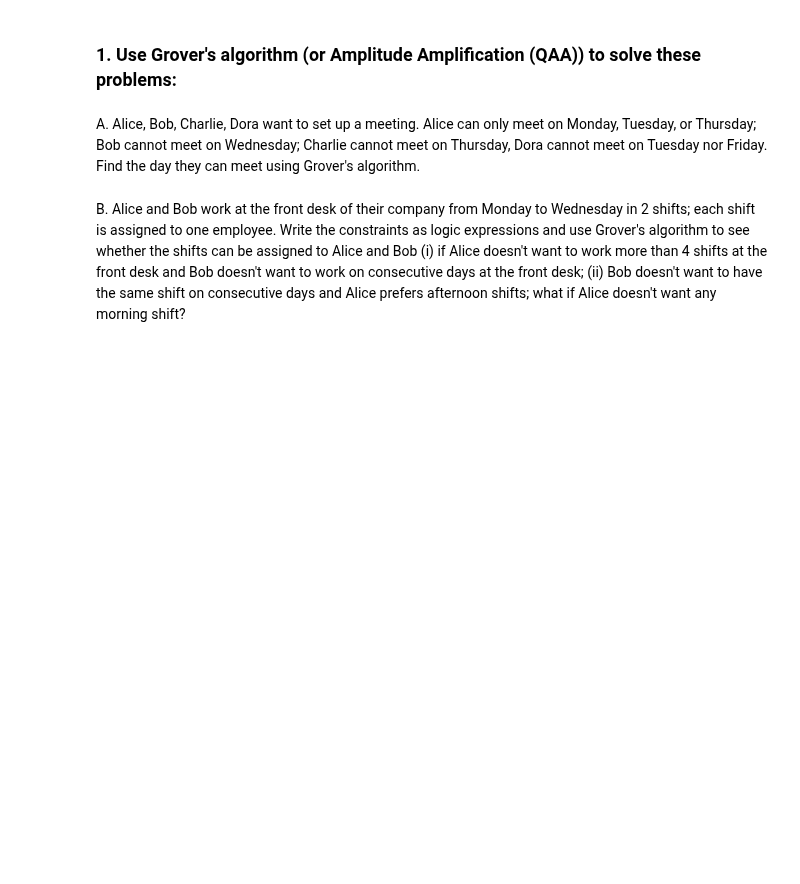
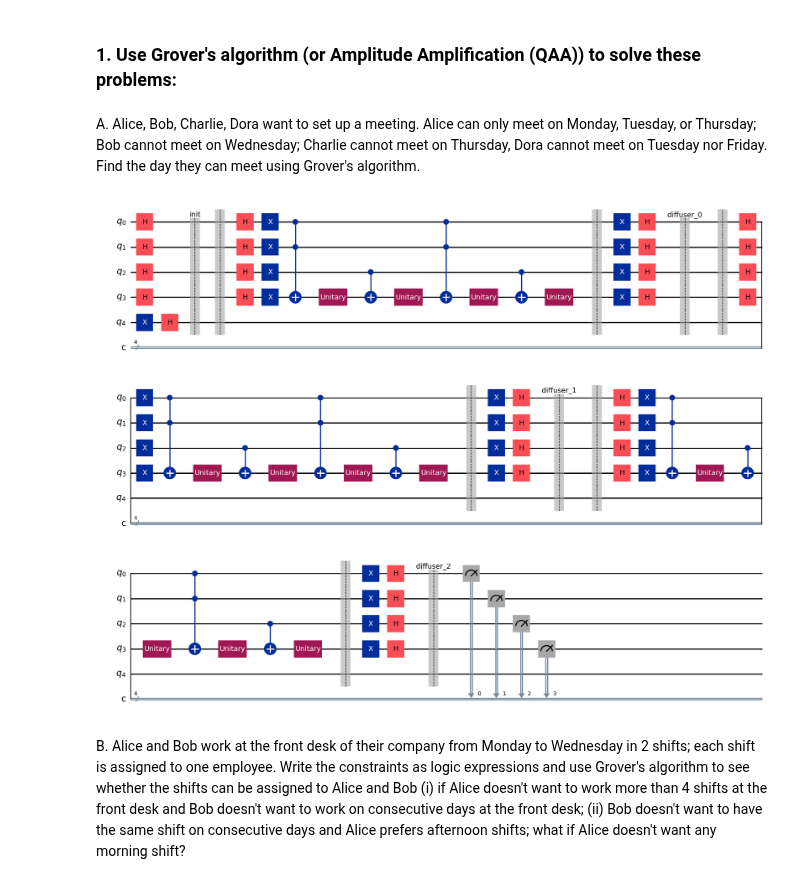
Before and after one commit to elijahkin/amsc698k, a Jupyter notebook: hw4/hw4.ipynb, the cells around one changed output. Cells and saved outputs as stored; diff of their text form; code cells hidden in the pictures; blank space fills up the shorter version.

Commit message:
Code for General Grover's Algorithm included - need to create Oracles now for each problem

```diff
--- a/hw4/hw4.ipynb
+++ b/hw4/hw4.ipynb
@@ -10,3 +34,30 @@ print(qiskit.__version__)
+# %%
+def grover(nqubits, oracle, iterations=1, measure=True):
+
+    q = QuantumRegister(nqubits, name='q') # create the quantum register
+    if(measure):
+    # measure only qubits that are input to the oracle
+        creg = ClassicalRegister(nqubits-1, name='c')
+        qc = QuantumCircuit(q,creg)         # create the circuit
+    else:
+        qc = QuantumCircuit(q)           # circuit without measurements
+
+    # initialize the circuit:
+    # the qubit that receives the oracle output must be set to |1>
+    qc.x(nqubits-1)
+    qc.h([ q[i] for i in range(nqubits) ])
+    qc.save_statevector(label='init')
+
+    # add repetitions of oracle plus diffusion operator
+    for i in range(iterations):
+        qc.compose(oracle(q), q, inplace=True)
+        qc.barrier()
+        qc.compose(diffuser(q), q, inplace=True)
+        qc.save_statevector(label=f"diffuser_{i}")
+
+    if(measure):  # Measurements
+        qc.measure(q[0:nqubits-1],creg)
+    return qc
 # %% [markdown]
 ### 1. Use Grover's algorithm (or Amplitude Amplification (QAA)) to solve these problems:
 # %% [markdown]
@@ -16,3 +65,22 @@ A. Alice, Bob, Charlie, Dora want to set up a meeting. Alice can only meet on Mo
+# %%
+# Oracle for the Scheduling problem
+
+def Scheduling_Oracle(q):
+    # use a multicontrolled X gate
+    circ = QuantumCircuit(q)
+    # TODO
+    # circ.mcx(q[0:-1], q[-1], mode='noancilla')
+    return circ
+
+# We can construct the oracle using the constraints given in the question
+# How would I implement???
+# %%
+nqubits = 5
+
+circ_grover1 = grover(nqubits, Scheduling_Oracle, iterations = 3)
+circ_grover1.draw(output = 'mpl', plot_barriers=True)
+# %% [output]
+[figure, added]
 # %% [markdown]
 B. Alice and Bob work at the front desk of their company from Monday to Wednesday in 2 shifts; each shift is assigned to one employee. Write the constraints as logic expressions and use Grover's algorithm to see whether the shifts can be assigned to Alice and Bob (i) if Alice doesn't want to work more than 4 shifts at the front desk and Bob doesn't want to work on consecutive days at the front desk; (ii) Bob doesn't want to have the same shift on consecutive days and Alice prefers afternoon shifts; what if Alice doesn't want any morning shift?
 # %%
```
Also changed, not shown: parts of 7 cells of this notebook.
